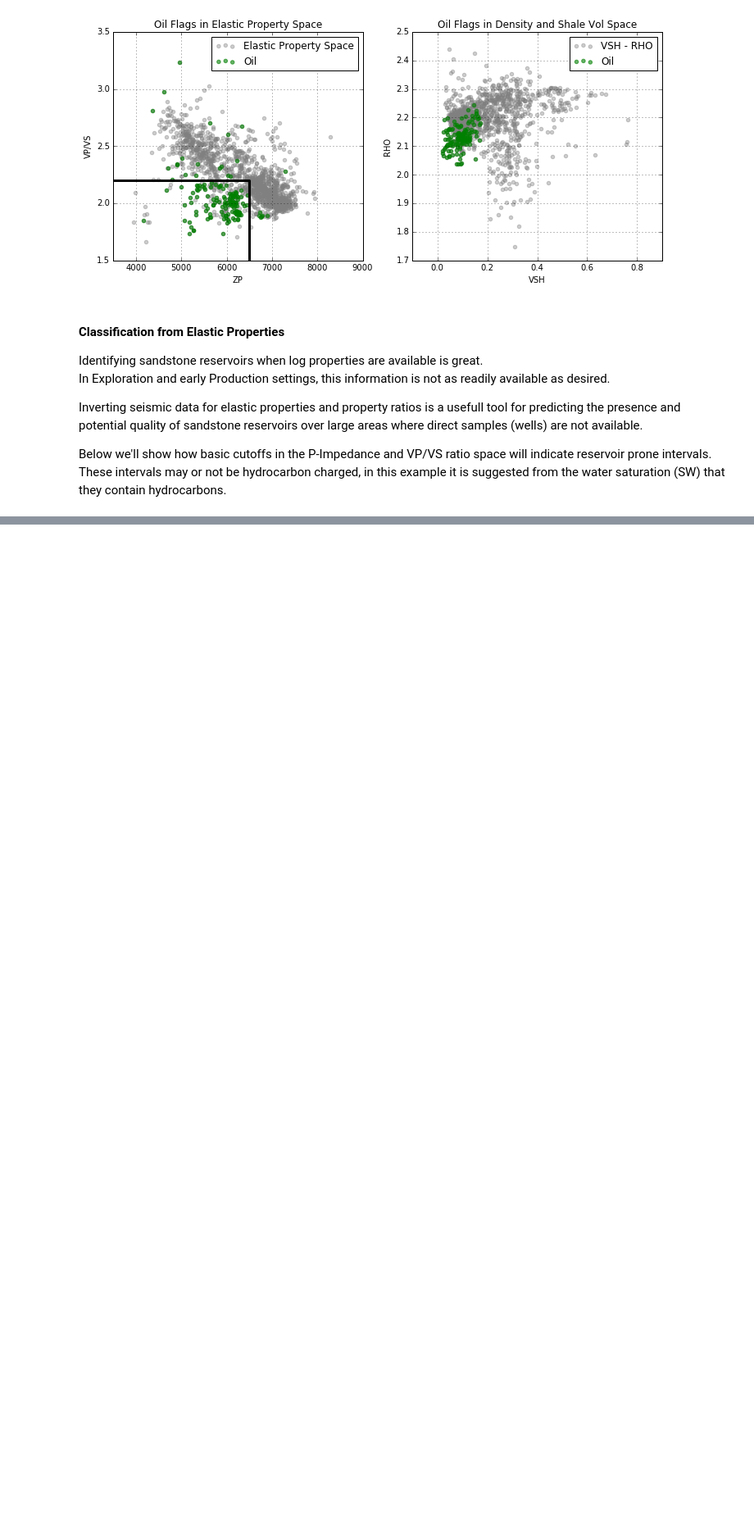
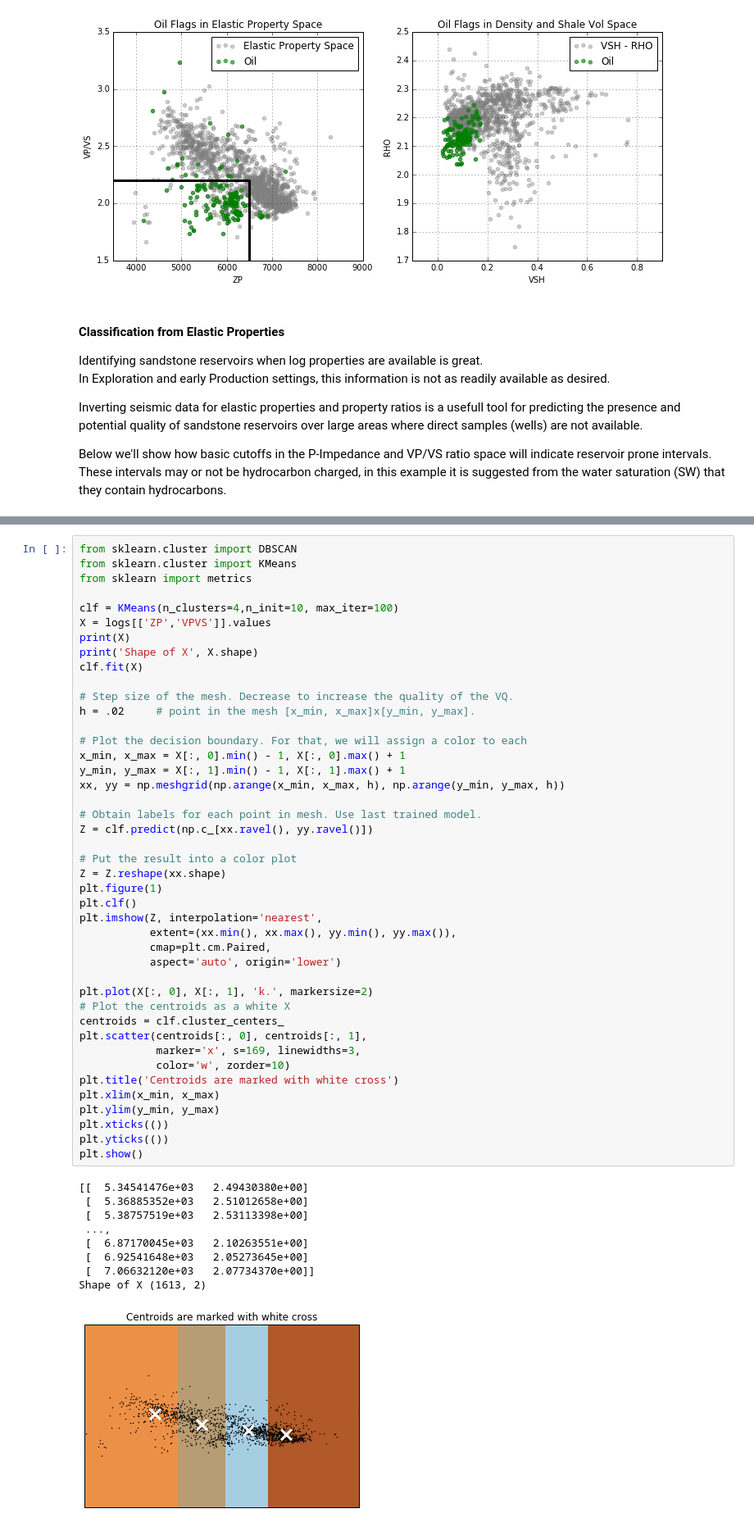
Before and after one commit to sdux/rock_predict, a Jupyter notebook: Log Work.ipynb, the cells around one changed output, grey strips where cells are left out. Shown at 82% size. Saved outputs shown, nothing was run; the diff lists cells and outputs as text; blank space fills up the shorter version.

```diff
--- a/Log Work.ipynb
+++ b/Log Work.ipynb
@@ -350,0 +431,53 @@ plt.show()
+# %%
+from sklearn.cluster import DBSCAN
+from sklearn.cluster import KMeans
+from sklearn import metrics
+
+clf = KMeans(n_clusters=4,n_init=10, max_iter=100)
+X = logs[['ZP','VPVS']].values
+print(X)
+print('Shape of X', X.shape)
+clf.fit(X)
+
+# Step size of the mesh. Decrease to increase the quality of the VQ.
+h = .02     # point in the mesh [x_min, x_max]x[y_min, y_max].
+
+# Plot the decision boundary. For that, we will assign a color to each
+x_min, x_max = X[:, 0].min() - 1, X[:, 0].max() + 1
+y_min, y_max = X[:, 1].min() - 1, X[:, 1].max() + 1
+xx, yy = np.meshgrid(np.arange(x_min, x_max, h), np.arange(y_min, y_max, h))
+
+# Obtain labels for each point in mesh. Use last trained model.
+Z = clf.predict(np.c_[xx.ravel(), yy.ravel()])
+
+# Put the result into a color plot
+Z = Z.reshape(xx.shape)
+plt.figure(1)
+plt.clf()
+plt.imshow(Z, interpolation='nearest',
+           extent=(xx.min(), xx.max(), yy.min(), yy.max()),
+           cmap=plt.cm.Paired,
+           aspect='auto', origin='lower')
+
+plt.plot(X[:, 0], X[:, 1], 'k.', markersize=2)
+# Plot the centroids as a white X
+centroids = clf.cluster_centers_
+plt.scatter(centroids[:, 0], centroids[:, 1],
+            marker='x', s=169, linewidths=3,
+            color='w', zorder=10)
+plt.title('Centroids are marked with white cross')
+plt.xlim(x_min, x_max)
+plt.ylim(y_min, y_max)
+plt.xticks(())
+plt.yticks(())
+plt.show()
+# %% [output]
+[[  5.34541476e+03   2.49430380e+00]
+ [  5.36885352e+03   2.51012658e+00]
+ [  5.38757519e+03   2.53113398e+00]
+ ...,
+ [  6.87170045e+03   2.10263551e+00]
+ [  6.92541648e+03   2.05273645e+00]
+ [  7.06632120e+03   2.07734370e+00]]
+Shape of X (1613, 2)
+[figure, added]
```
Also changed, not shown: parts of 13 cells of this notebook.
